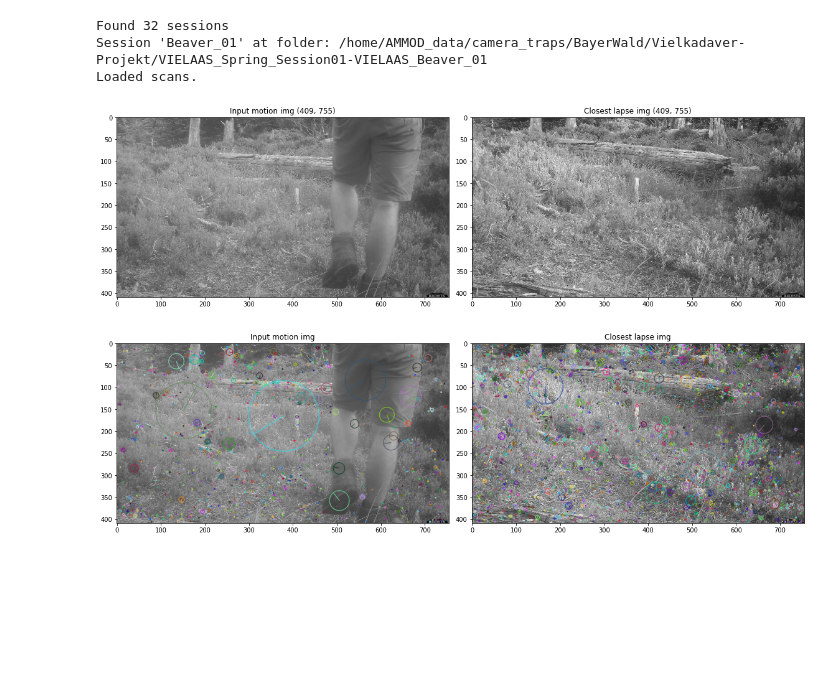
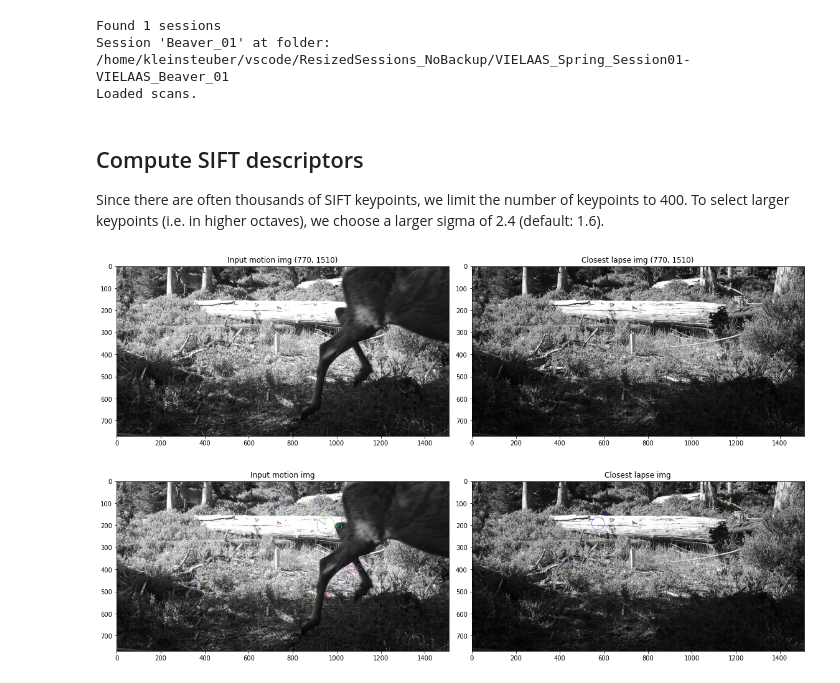
Before and after one commit to kleincode/camera-trap-anomaly-detection, a Jupyter notebook: approach3_local_features.ipynb, the cells around one changed output. Cells and saved outputs as stored; diff of their text form; code cells hidden in the pictures; blank space fills up the shorter version.

```diff
--- a/approach3_local_features.ipynb
+++ b/approach3_local_features.ipynb
@@ -5,27 +16,25 @@
 %autoreload 2
 
 from tqdm.notebook import tqdm
-import os
-from datetime import datetime, timedelta
 import matplotlib.pyplot as plt
 import numpy as np
 import cv2 as cv
 
 from py.Dataset import Dataset
-from py.DatasetStatistics import DatasetStatistics
-from py.Session import Session, MotionImage, LapseImage
-from py.FileUtils import list_folders, list_jpegs_recursive
 from py.ImageUtils import display_images
 
-DIR = '/home/AMMOD_data/camera_traps/BayerWald/Vielkadaver-Projekt/' # dataset directory
-SCALE = 0.2 # scaling factor for all images
+DIR = '/home/kleinsteuber/vscode/ResizedSessions_NoBackup' # dataset directory
+SCALE = 1 # scaling factor for all images
 
 ds = Dataset(DIR)
 session = ds.create_session("beaver_01")
 # %% [output]
-Found 32 sessions
-Session 'Beaver_01' at folder: /home/AMMOD_data/camera_traps/BayerWald/Vielkadaver-Projekt/VIELAAS_Spring_Session01-VIELAAS_Beaver_01
+Found 1 sessions
+Session 'Beaver_01' at folder: /home/kleinsteuber/vscode/ResizedSessions_NoBackup/VIELAAS_Spring_Session01-VIELAAS_Beaver_01
 Loaded scans.
+# %% [markdown]
+## Compute SIFT descriptors
+Since there are often thousands of SIFT keypoints, we limit the number of keypoints to 400. To select larger keypoints (i.e. in higher octaves), we choose a larger sigma of 2.4 (default: 1.6).
 # %%
 # Get motion image and closest lapse image for comparison
 motion_img = session.get_random_motion_image(day_only=True)
@@ -37,14 +46,14 @@ img = motion_img.read_opencv(scale=SCALE, gray=True)
 comp_img = closest_img.read_opencv(scale=SCALE, gray=True)
 display_images([img, comp_img], [f"Input motion img {img.shape}", f"Closest lapse img {comp_img.shape}"], cmap="gray")
 # %% [output]
-[figure, old version]
+[figure, new version]
 # %%
-sift = cv.SIFT_create()
+sift = cv.SIFT_create(400, sigma=2.4) # default sigma=1.6
 img_kp, img_des = sift.detectAndCompute(img, None)
 comp_img_kp, comp_img_des = sift.detectAndCompute(comp_img, None)
 kp_img = cv.drawKeypoints(img, img_kp, img, flags=cv.DRAW_MATCHES_FLAGS_DRAW_RICH_KEYPOINTS)
 comp_kp_img = cv.drawKeypoints(comp_img, comp_img_kp, comp_img, flags=cv.DRAW_MATCHES_FLAGS_DRAW_RICH_KEYPOINTS)
 
 display_images([kp_img, comp_kp_img], [f"Input motion img", f"Closest lapse img"])
 # %% [output]
-[figure, old version]
+[figure, new version]
```
Also changed, not shown: parts of 32 cells of this notebook, 15 other files.
